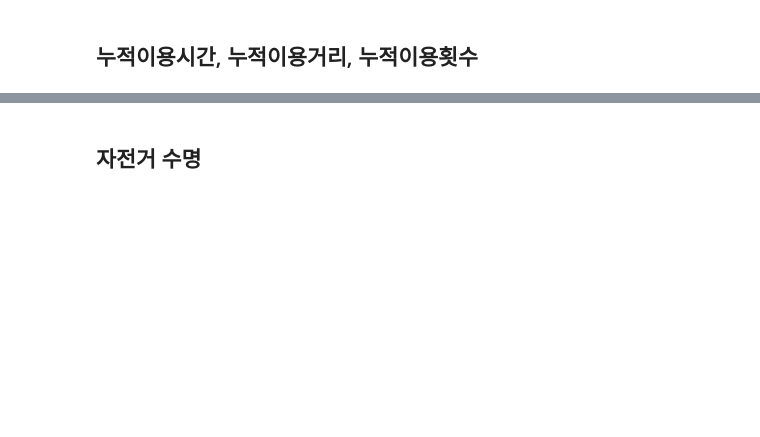
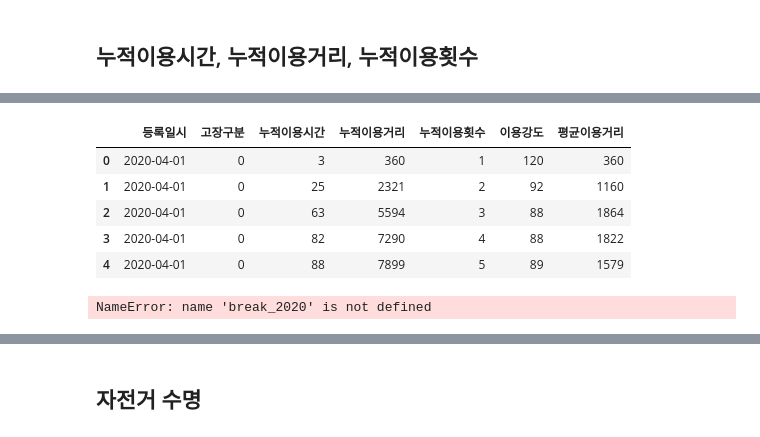
Before and after one commit to jwpark0625/ML_Project, a Jupyter notebook: 민정/usage_precleaning.ipynb, the cells around one changed output, grey strips where cells are left out. Cells and saved outputs as stored; diff of their text form; code cells hidden in the pictures; blank space fills up the shorter version.

```diff
--- a/민정/usage_precleaning.ipynb
+++ b/민정/usage_precleaning.ipynb
@@ -391,3 +391,13 @@ final_df.head()
 | 2 | SPB-00003 | 2020-04-01 | 38 | 3273 | 0 | 63 | 5594 | 3 | 88 | 1864 |
 | 3 | SPB-00003 | 2020-04-01 | 19 | 1696 | 0 | 82 | 7290 | 4 | 88 | 1822 |
 | 4 | SPB-00003 | 2020-04-01 | 6 | 609 | 0 | 88 | 7899 | 5 | 89 | 1579 |
+# %%
+final_df.drop(['자전거번호', '이용시간', '이용거리'], axis=1, inplace=True)
+final_df.head()
+# %% [output]
+|  | 등록일시 | 고장구분 | 누적이용시간 | 누적이용거리 | 누적이용횟수 | 이용강도 | 평균이용거리 |
+| 0 | 2020-04-01 | 0 | 3 | 360 | 1 | 120 | 360 |
+| 1 | 2020-04-01 | 0 | 25 | 2321 | 2 | 92 | 1160 |
+| 2 | 2020-04-01 | 0 | 63 | 5594 | 3 | 88 | 1864 |
+| 3 | 2020-04-01 | 0 | 82 | 7290 | 4 | 88 | 1822 |
+| 4 | 2020-04-01 | 0 | 88 | 7899 | 5 | 89 | 1579 |
@@ -393,0 +417,4 @@ final_df.head()
+# %%
+print(break_2020.shape[0], break_2021.shape[0])
+# %% [output]
+NameError: name 'break_2020' is not defined
```
Also changed, not shown: parts of 5 cells of this notebook, 2 other files.
